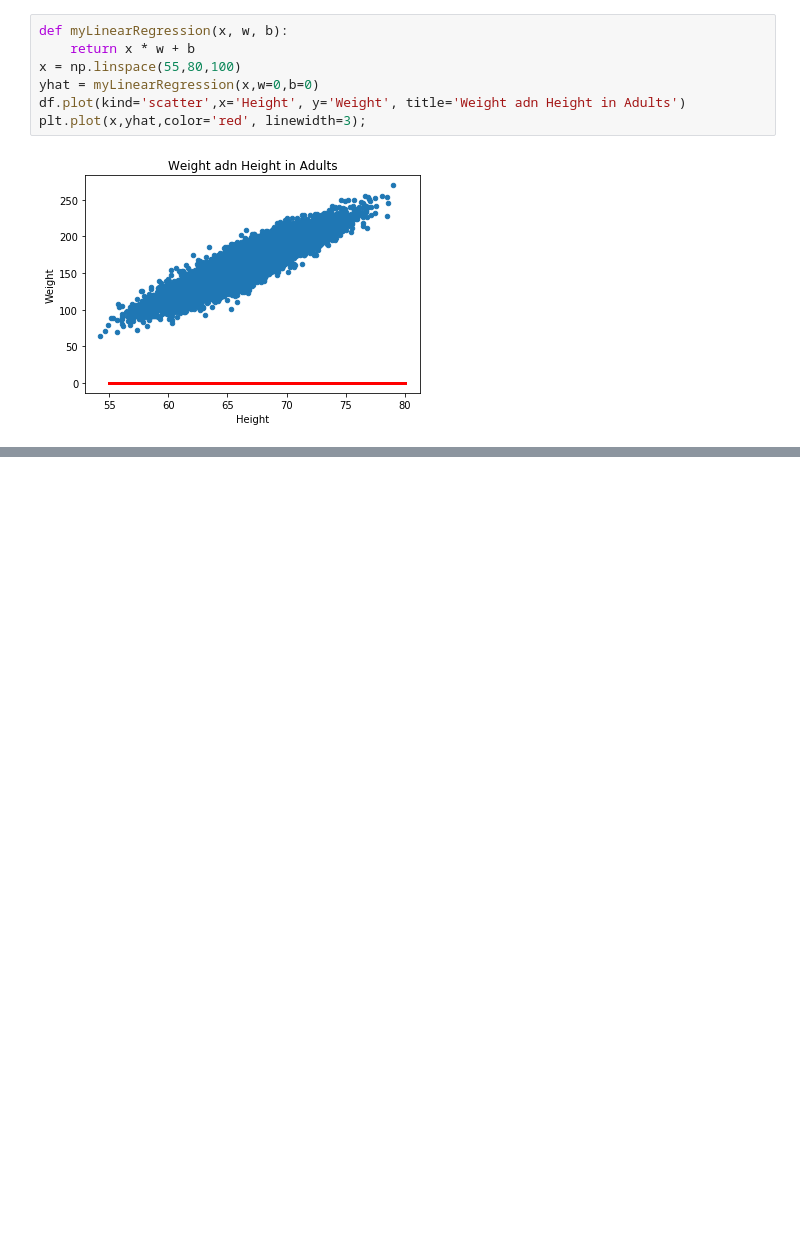
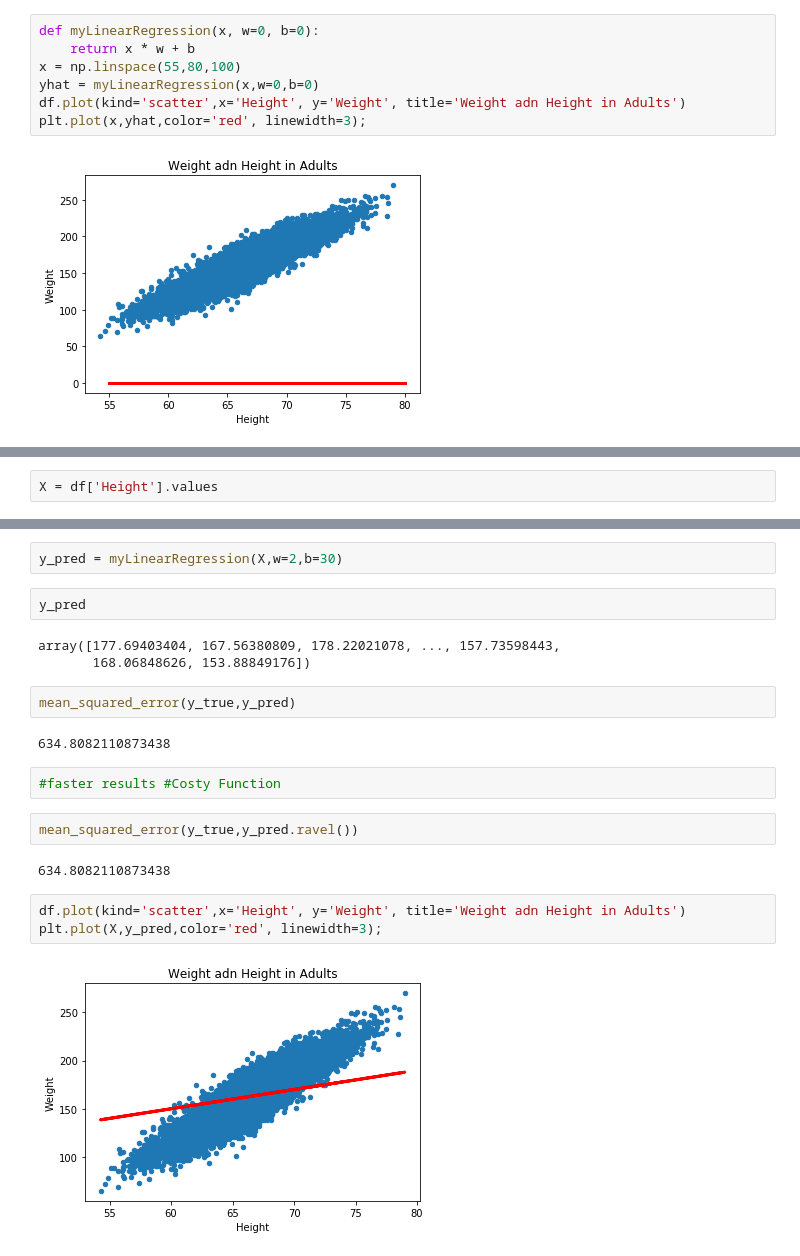
Before and after one commit to jatindera/keras, a Jupyter notebook: Keras-1.ipynb, the cells around one changed output, grey strips where cells are left out. Drawn from its saved outputs; the diff is of its cells as text; blank space fills up the shorter version.

```diff
--- a/Keras-1.ipynb
+++ b/Keras-1.ipynb
@@ -23,7 +23,7 @@ plt.plot([55,78],[75,250],color='red',linewidth=3)
 # %%
 #Linear Regression y=mx+b. Here m is weight. So, we can say, y = wx + b or y = w * x + b
 # %%
-def myLinearRegression(x, w, b):
+def myLinearRegression(x, w=0, b=0):
     return x * w + b
 x = np.linspace(55,80,100)
 yhat = myLinearRegression(x,w=0,b=0)
@@ -33,0 +38,2 @@ plt.plot(x,yhat,color='red', linewidth=3);
+# %%
+X = df['Height'].values
@@ -33,0 +52,22 @@ plt.plot(x,yhat,color='red', linewidth=3);
+# %%
+y_pred = myLinearRegression(X,w=2,b=30)
+# %%
+y_pred
+# %% [output]
+array([177.69403404, 167.56380809, 178.22021078, ..., 157.73598443,
+       168.06848626, 153.88849176])
+# %%
+mean_squared_error(y_true,y_pred)
+# %% [output]
+634.8082110873438
+# %%
+#faster results #Costy Function
+# %%
+mean_squared_error(y_true,y_pred.ravel())
+# %% [output]
+634.8082110873438
+# %%
+df.plot(kind='scatter',x='Height', y='Weight', title='Weight adn Height in Adults')
+plt.plot(X,y_pred,color='red', linewidth=3);
+# %% [output]
+[figure, added]
```
Also changed, not shown: parts of 7 cells of this notebook.
